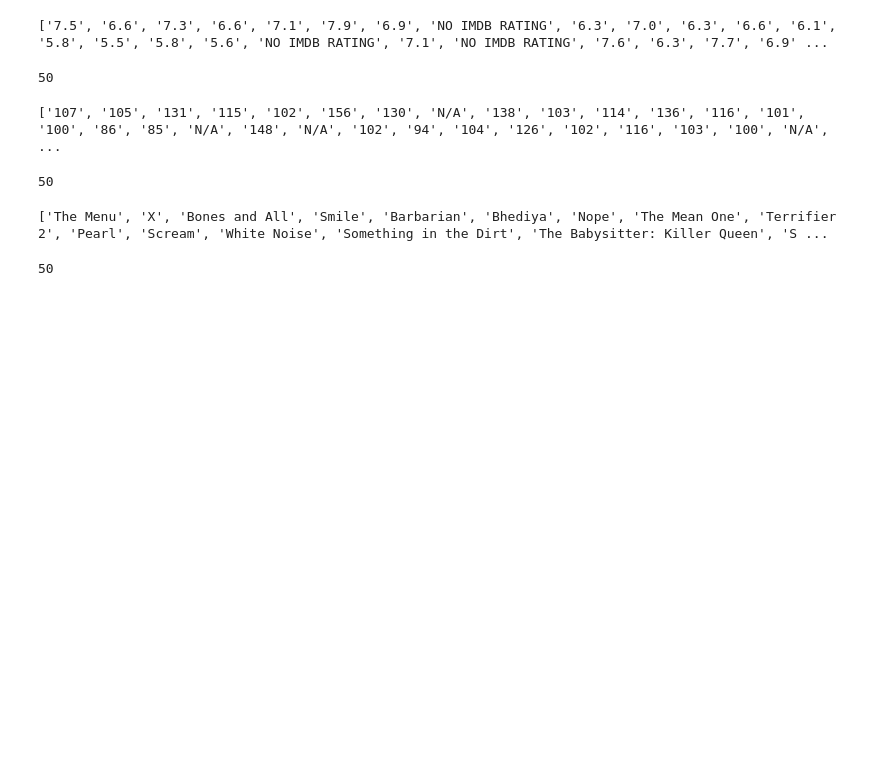
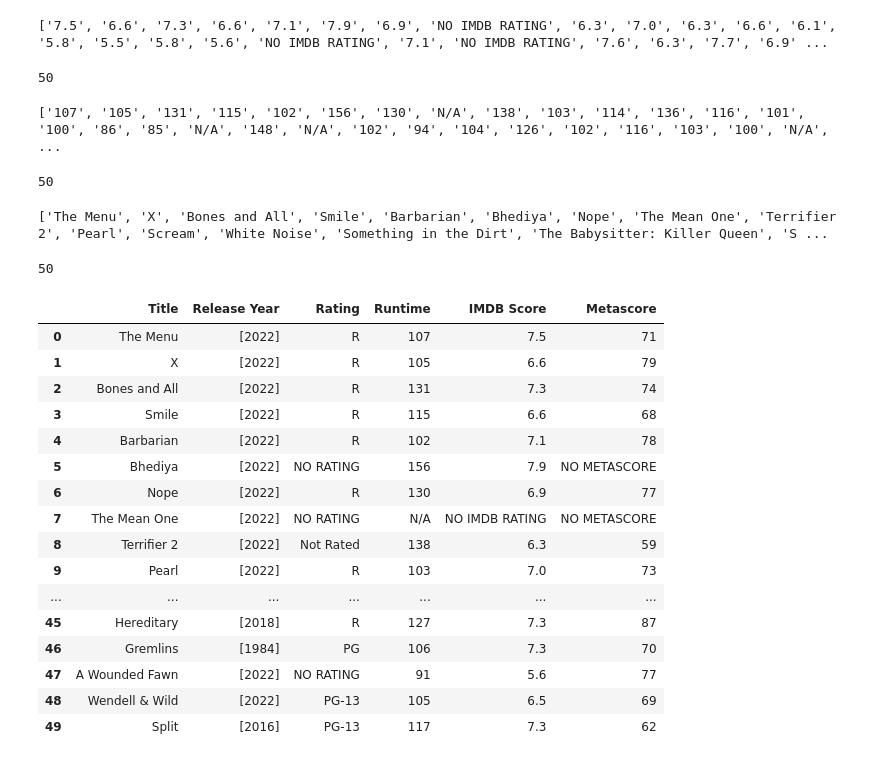
Before and after one commit to RobertRLunn/RLDA7capstone, a Jupyter notebook: notebook/RobertLunnCapstone.ipynb, the cells around one changed output. Cells and saved outputs as stored; diff of their text form; code cells hidden in the pictures; blank space fills up the shorter version.

```diff
--- a/notebook/RobertLunnCapstone.ipynb
+++ b/notebook/RobertLunnCapstone.ipynb
@@ -237,3 +237,25 @@ print(movie_name)
 len(movie_name)
 # %% [output]
 50
+# %%
+imdbdf = pd.DataFrame(list(zip(movie_name, year, rating, runtime, imdbrate, metascore)), columns =['Title', 'Release Year', 'Rating', 'Runtime', 'IMDB Score', 'Metascore'])
+# %%
+imdbdf
+# %% [output]
+|  | Title | Release Year | Rating | Runtime | IMDB Score | Metascore |
+| 0 | The Menu | [2022] | R | 107 | 7.5 | 71 |
+| 1 | X | [2022] | R | 105 | 6.6 | 79 |
+| 2 | Bones and All | [2022] | R | 131 | 7.3 | 74 |
+| 3 | Smile | [2022] | R | 115 | 6.6 | 68 |
+| 4 | Barbarian | [2022] | R | 102 | 7.1 | 78 |
+| 5 | Bhediya | [2022] | NO RATING | 156 | 7.9 | NO METASCORE |
+| 6 | Nope | [2022] | R | 130 | 6.9 | 77 |
+| 7 | The Mean One | [2022] | NO RATING | N/A | NO IMDB RATING | NO METASCORE |
+| 8 | Terrifier 2 | [2022] | Not Rated | 138 | 6.3 | 59 |
+| 9 | Pearl | [2022] | R | 103 | 7.0 | 73 |
+| ... | ... | ... | ... | ... | ... | ... |
+| 45 | Hereditary | [2018] | R | 127 | 7.3 | 87 |
+| 46 | Gremlins | [1984] | PG | 106 | 7.3 | 70 |
+| 47 | A Wounded Fawn | [2022] | NO RATING | 91 | 5.6 | 77 |
+| 48 | Wendell & Wild | [2022] | PG-13 | 105 | 6.5 | 69 |
+| 49 | Split | [2016] | PG-13 | 117 | 7.3 | 62 |
```
Also changed, not shown: parts of 6 cells of this notebook.
